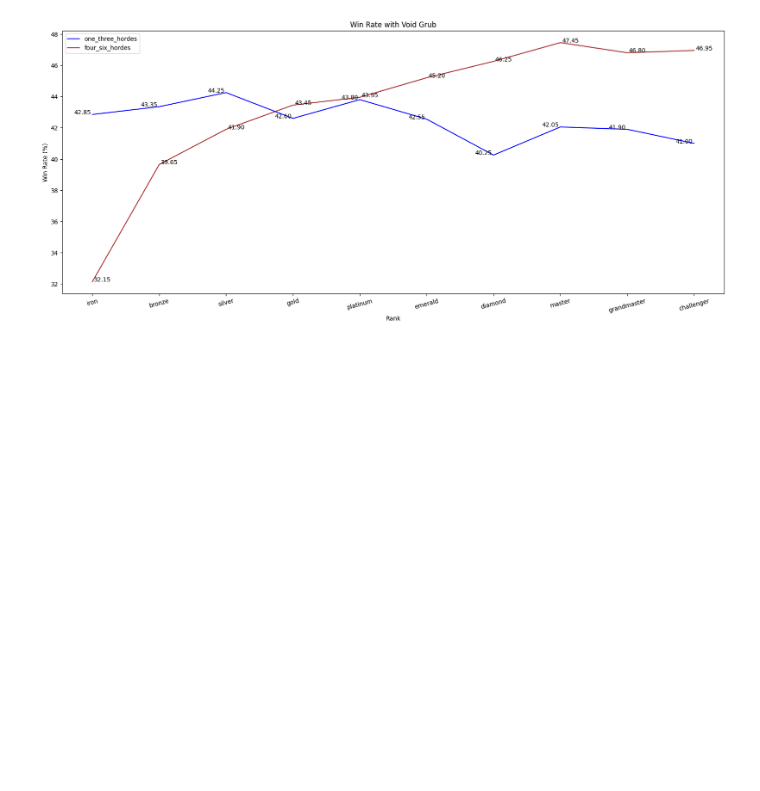
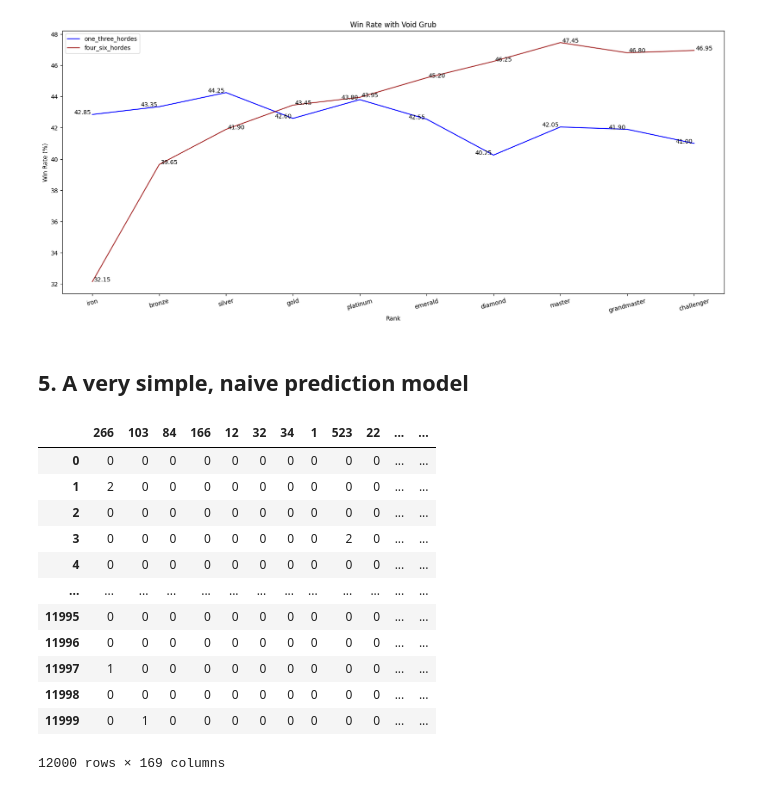
Before and after one commit to hnahtneyugn/LOL-Data-Processing-with-Python, a Jupyter notebook: codes.ipynb, the cells around one changed output. Drawn from its saved outputs; the diff is of its cells as text; code cells hidden in the pictures; blank space fills up the shorter version.

```diff
--- a/codes.ipynb
+++ b/codes.ipynb
@@ -1130,3 +1151,24 @@ baron_stat = getDoubleBarGraph("one_baron", "two_barons", ["red", "black"], "Bar
 voidgrub_stat = getDoubleBarGraph("one_three_hordes", "four_six_hordes", ["blue", "brown"], "Void Grub")
 # %% [output]
 [figure]
+# %% [markdown]
+## 5. A very simple, naive prediction model
+# %%
+data = pd.read_csv('csv/ml.csv', index_col= 0)
+# %%
+data = data.replace(-1, 2)
+data
+# %% [output]
+|  | 266 | 103 | 84 | 166 | 12 | 32 | 34 | 1 | 523 | 22 | ... | ... |
+| 0 | 0 | 0 | 0 | 0 | 0 | 0 | 0 | 0 | 0 | 0 | ... | ... |
+| 1 | 2 | 0 | 0 | 0 | 0 | 0 | 0 | 0 | 0 | 0 | ... | ... |
+| 2 | 0 | 0 | 0 | 0 | 0 | 0 | 0 | 0 | 0 | 0 | ... | ... |
+| 3 | 0 | 0 | 0 | 0 | 0 | 0 | 0 | 0 | 2 | 0 | ... | ... |
+| 4 | 0 | 0 | 0 | 0 | 0 | 0 | 0 | 0 | 0 | 0 | ... | ... |
+| ... | ... | ... | ... | ... | ... | ... | ... | ... | ... | ... | ... | ... |
+| 11995 | 0 | 0 | 0 | 0 | 0 | 0 | 0 | 0 | 0 | 0 | ... | ... |
+| 11996 | 0 | 0 | 0 | 0 | 0 | 0 | 0 | 0 | 0 | 0 | ... | ... |
+| 11997 | 1 | 0 | 0 | 0 | 0 | 0 | 0 | 0 | 0 | 0 | ... | ... |
+| 11998 | 0 | 0 | 0 | 0 | 0 | 0 | 0 | 0 | 0 | 0 | ... | ... |
+| 11999 | 0 | 1 | 0 | 0 | 0 | 0 | 0 | 0 | 0 | 0 | ... | ... |
+12000 rows × 169 columns
```
Also changed, not shown: parts of 13 cells of this notebook, 5 other files.
